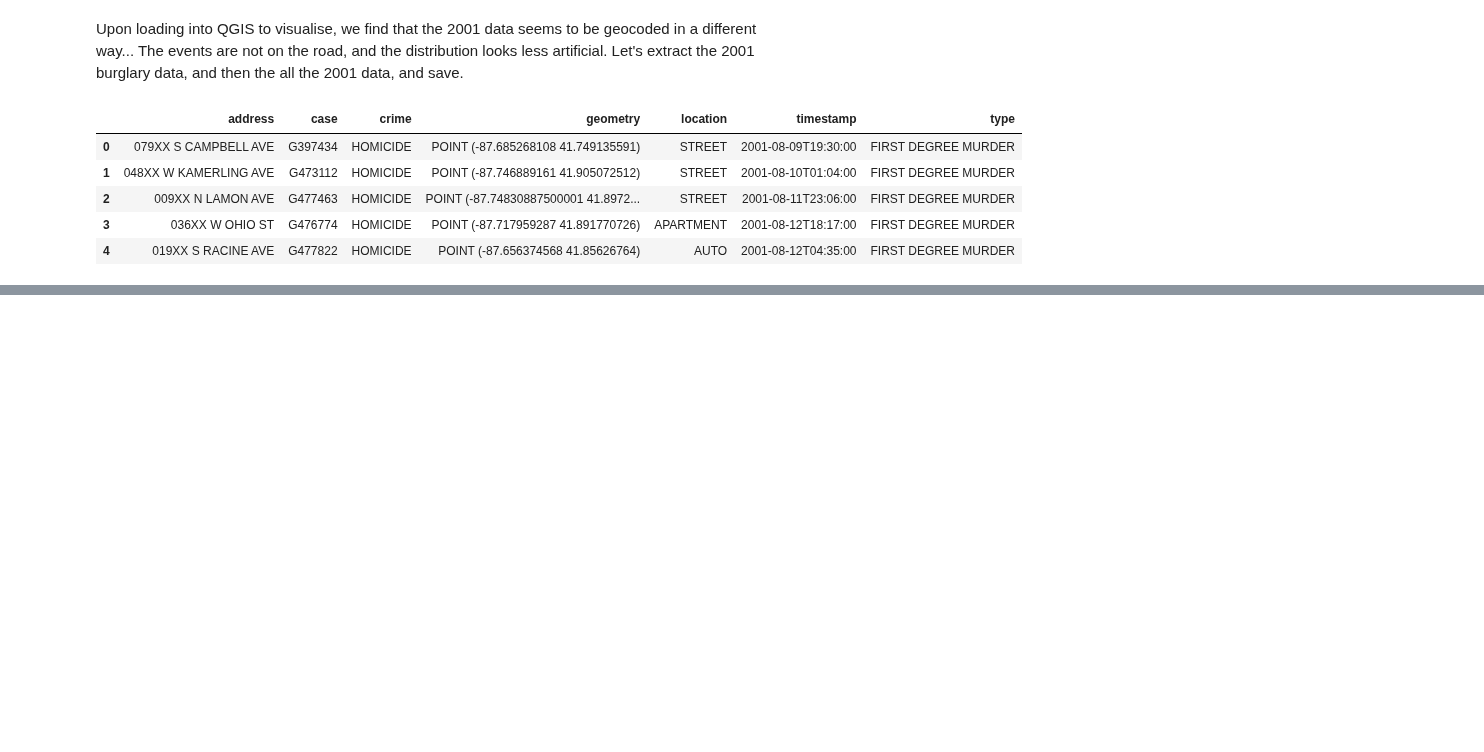
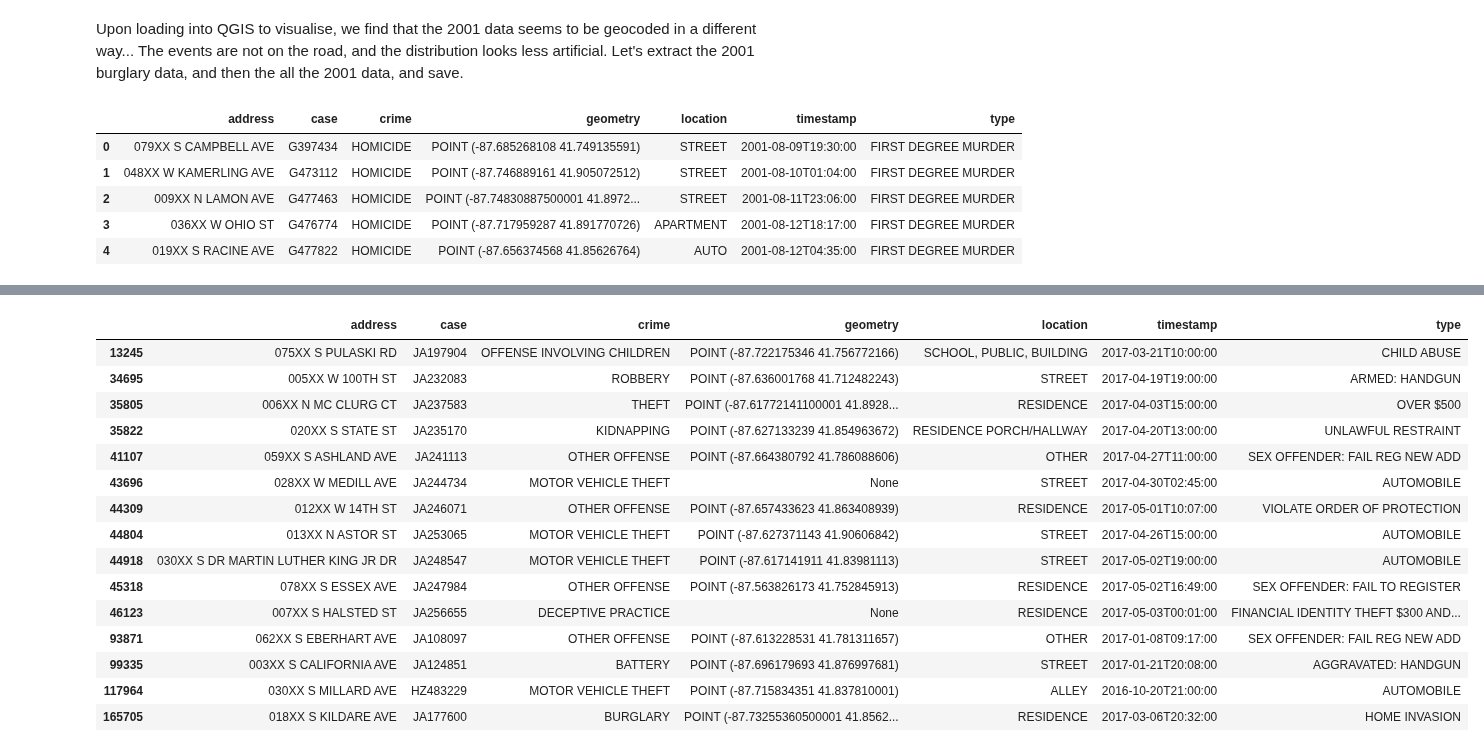
Before and after one commit to QuantCrimAtLeeds/PredictCode, a Jupyter notebook: examples/Exploring the Chicago dataset.ipynb, the cells around one changed output, grey strips where cells are left out. Saved outputs shown, nothing was run; the diff lists cells and outputs as text; code cells hidden in the pictures; blank space fills up the shorter version.

Commit message:
More on chicago

```diff
--- a/examples/Exploring the Chicago dataset.ipynb
+++ b/examples/Exploring the Chicago dataset.ipynb
@@ -176,3 +178,11 @@ for key in events:
 # A geoPandas example
 
 Let's use the "generator of GeoJSON" option shown above to pick out only BURGLARY crimes from the 2001-- dataset (which is too large to easily load into a dataframe in one go).
+# %%
+with lzma.open(filename_all, "rt") as file:
+    features = [ event for event in chicago.generate_GeoJSON_Features(file, type="all")
+                if event["properties"]["crime"] == "THEFT" ]
+
+frame = gpd.GeoDataFrame.from_features(features)
+frame.crs = {"init":"EPSG:4326"} # Lon/Lat native coords
+frame.head()
@@ -243,0 +301,5 @@ frame.to_file("chicago_2001")
+# %%
+with lzma.open(filename_all, "rt") as file:
+    all_events = load_as_dict_to_lists(file)
+# %%
+frame = chicago.load_to_geoDataFrame()
@@ -243,0 +315,26 @@ frame.to_file("chicago_2001")
+# %%
+known_diffs = {"JA233208", "JA228951", "JA249656", "JA256373", "JA256594", "JA256838"}
+
+not_found = []
+
+for index, row in frame.iterrows():
+    if row.crime == "HOMICIDE":
+        continue
+    if row.case in known_diffs:
+        continue
+    if row.case not in all_events:
+        not_found.append(row.case)
+        continue
+    event = all_events[row.case]
+    if len(event) > 1:
+        print("Doubled, skipping:", row.case)
+        continue
+    event = event[0]
+    assert(row.address == event[4])
+    assert(row.crime == event[0])
+    assert(row.location == event[2])
+    assert(row.timestamp == event[3])
+    assert(row.type == event[1])
+    if row.geometry is not None:
+        assert(row.geometry.coords[0][0] == event[5])
+        assert(row.geometry.coords[0][1] == event[6])
@@ -243,0 +359,19 @@ frame.to_file("chicago_2001")
+# %%
+frame[frame.case.map(lambda x : x in not_found)]
+# %% [output]
+|  | address | case | crime | geometry | location | timestamp | type |
+| 13245 | 075XX S PULASKI RD | JA197904 | OFFENSE INVOLVING CHILDREN | POINT (-87.722175346 41.756772166) | SCHOOL, PUBLIC, BUILDING | 2017-03-21T10:00:00 | CHILD ABUSE |
+| 34695 | 005XX W 100TH ST | JA232083 | ROBBERY | POINT (-87.636001768 41.712482243) | STREET | 2017-04-19T19:00:00 | ARMED: HANDGUN |
+| 35805 | 006XX N MC CLURG CT | JA237583 | THEFT | POINT (-87.61772141100001 41.8928... | RESIDENCE | 2017-04-03T15:00:00 | OVER $500 |
+| 35822 | 020XX S STATE ST | JA235170 | KIDNAPPING | POINT (-87.627133239 41.854963672) | RESIDENCE PORCH/HALLWAY | 2017-04-20T13:00:00 | UNLAWFUL RESTRAINT |
+| 41107 | 059XX S ASHLAND AVE | JA241113 | OTHER OFFENSE | POINT (-87.664380792 41.786088606) | OTHER | 2017-04-27T11:00:00 | SEX OFFENDER: FAIL REG NEW ADD |
+| 43696 | 028XX W MEDILL AVE | JA244734 | MOTOR VEHICLE THEFT | None | STREET | 2017-04-30T02:45:00 | AUTOMOBILE |
+| 44309 | 012XX W 14TH ST | JA246071 | OTHER OFFENSE | POINT (-87.657433623 41.863408939) | RESIDENCE | 2017-05-01T10:07:00 | VIOLATE ORDER OF PROTECTION |
+| 44804 | 013XX N ASTOR ST | JA253065 | MOTOR VEHICLE THEFT | POINT (-87.627371143 41.90606842) | STREET | 2017-04-26T15:00:00 | AUTOMOBILE |
+| 44918 | 030XX S DR MARTIN LUTHER KING JR DR | JA248547 | MOTOR VEHICLE THEFT | POINT (-87.617141911 41.83981113) | STREET | 2017-05-02T19:00:00 | AUTOMOBILE |
+| 45318 | 078XX S ESSEX AVE | JA247984 | OTHER OFFENSE | POINT (-87.563826173 41.752845913) | RESIDENCE | 2017-05-02T16:49:00 | SEX OFFENDER: FAIL TO REGISTER |
+| 46123 | 007XX S HALSTED ST | JA256655 | DECEPTIVE PRACTICE | None | RESIDENCE | 2017-05-03T00:01:00 | FINANCIAL IDENTITY THEFT $300 AND... |
+| 93871 | 062XX S EBERHART AVE | JA108097 | OTHER OFFENSE | POINT (-87.613228531 41.781311657) | OTHER | 2017-01-08T09:17:00 | SEX OFFENDER: FAIL REG NEW ADD |
+| 99335 | 003XX S CALIFORNIA AVE | JA124851 | BATTERY | POINT (-87.696179693 41.876997681) | STREET | 2017-01-21T20:08:00 | AGGRAVATED: HANDGUN |
+| 117964 | 030XX S MILLARD AVE | HZ483229 | MOTOR VEHICLE THEFT | POINT (-87.715834351 41.837810001) | ALLEY | 2016-10-20T21:00:00 | AUTOMOBILE |
+| 165705 | 018XX S KILDARE AVE | JA177600 | BURGLARY | POINT (-87.73255360500001 41.8562... | RESIDENCE | 2017-03-06T20:32:00 | HOME INVASION |
```
Also changed, not shown: parts of 10 cells of this notebook, 1 other file.
